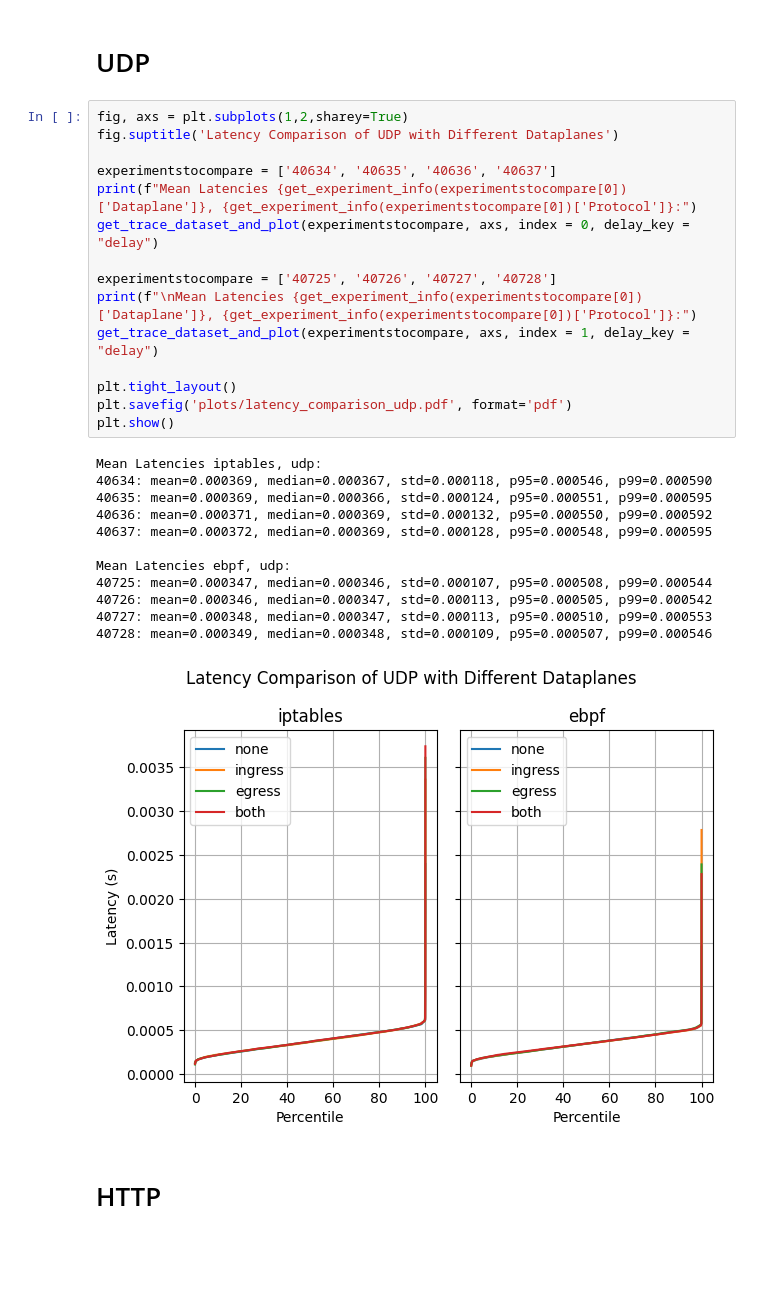
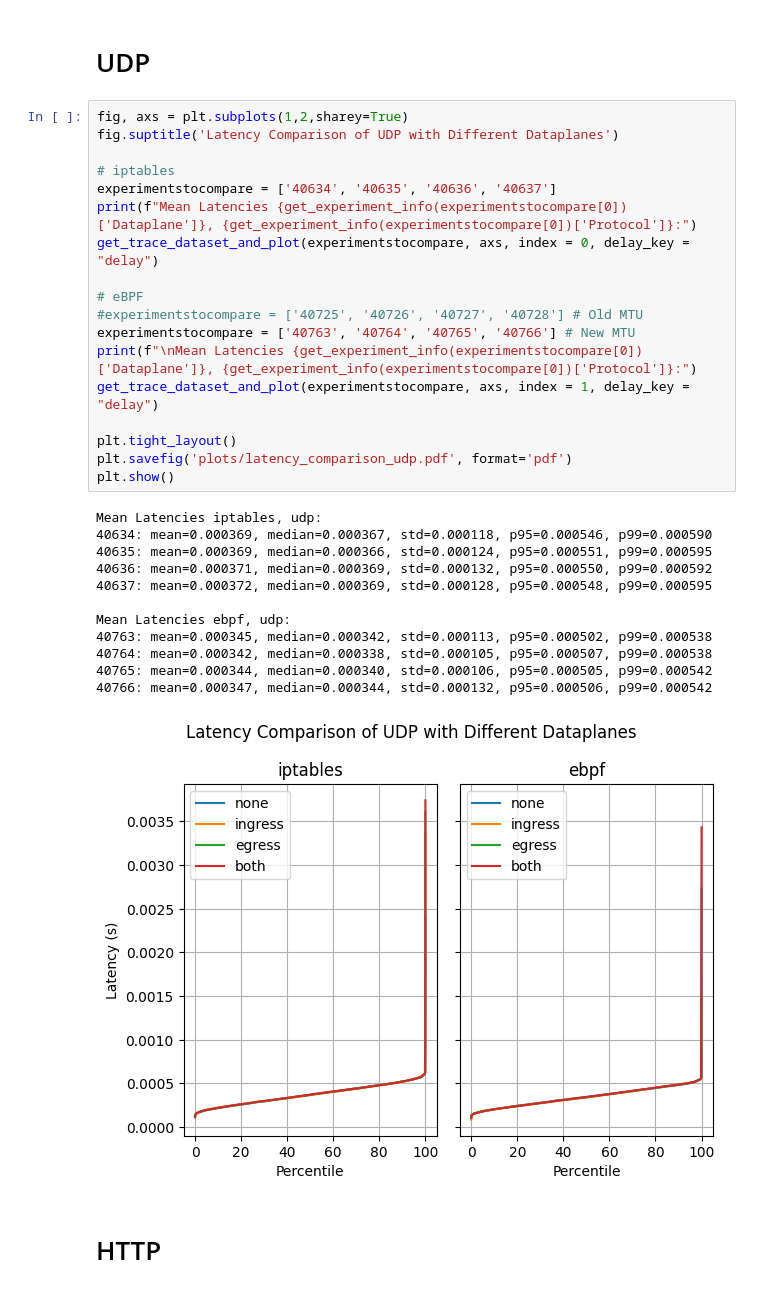
Before and after one commit to EmilZackrisson/thesis, a Jupyter notebook: Analysis/latency_combined_runs.ipynb, the cells around one changed output. Drawn from its saved outputs; the diff is of its cells as text; blank space fills up the shorter version.

```diff
--- a/Analysis/latency_combined_runs.ipynb
+++ b/Analysis/latency_combined_runs.ipynb
@@ -356,31 +362,34 @@ HTTP traffic (ebpf, with acceleration + policy=true): with Istio latency increas
 # %%
 fig, axs = plt.subplots(1,2,sharey=True)
 fig.suptitle('Latency Comparison of UDP with Different Dataplanes')
 
+# iptables
 experimentstocompare = ['40634', '40635', '40636', '40637']
 print(f"Mean Latencies {get_experiment_info(experimentstocompare[0])['Dataplane']}, {get_experiment_info(experimentstocompare[0])['Protocol']}:")
 get_trace_dataset_and_plot(experimentstocompare, axs, index = 0, delay_key = "delay")
 
-experimentstocompare = ['40725', '40726', '40727', '40728']
+# eBPF
+#experimentstocompare = ['40725', '40726', '40727', '40728'] # Old MTU
+experimentstocompare = ['40763', '40764', '40765', '40766'] # New MTU
 print(f"\nMean Latencies {get_experiment_info(experimentstocompare[0])['Dataplane']}, {get_experiment_info(experimentstocompare[0])['Protocol']}:")
 get_trace_dataset_and_plot(experimentstocompare, axs, index = 1, delay_key = "delay")
 
 plt.tight_layout()
 plt.savefig('plots/latency_comparison_udp.pdf', format='pdf')
 plt.show()
 # %% [output]
 Mean Latencies iptables, udp:
 40634: mean=0.000369, median=0.000367, std=0.000118, p95=0.000546, p99=0.000590
 40635: mean=0.000369, median=0.000366, std=0.000124, p95=0.000551, p99=0.000595
 40636: mean=0.000371, median=0.000369, std=0.000132, p95=0.000550, p99=0.000592
 40637: mean=0.000372, median=0.000369, std=0.000128, p95=0.000548, p99=0.000595
 
 Mean Latencies ebpf, udp:
-40725: mean=0.000347, median=0.000346, std=0.000107, p95=0.000508, p99=0.000544
-40726: mean=0.000346, median=0.000347, std=0.000113, p95=0.000505, p99=0.000542
-40727: mean=0.000348, median=0.000347, std=0.000113, p95=0.000510, p99=0.000553
-40728: mean=0.000349, median=0.000348, std=0.000109, p95=0.000507, p99=0.000546
+40763: mean=0.000345, median=0.000342, std=0.000113, p95=0.000502, p99=0.000538
+40764: mean=0.000342, median=0.000338, std=0.000105, p95=0.000507, p99=0.000538
+40765: mean=0.000344, median=0.000340, std=0.000106, p95=0.000505, p99=0.000542
+40766: mean=0.000347, median=0.000344, std=0.000132, p95=0.000506, p99=0.000542
-[figure, old version]
+[figure, new version]
 # %% [markdown]
 # HTTP
 # %%
```
Also changed, not shown: parts of 1 cell of this notebook, 6 other files.
